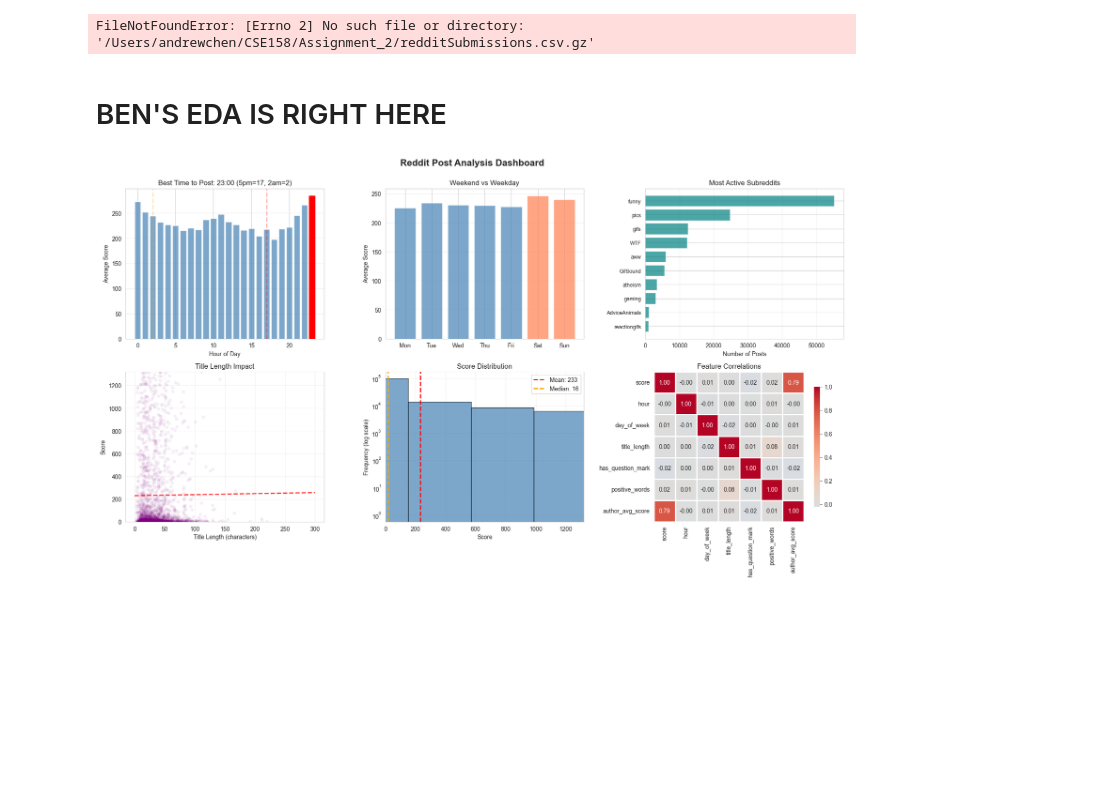
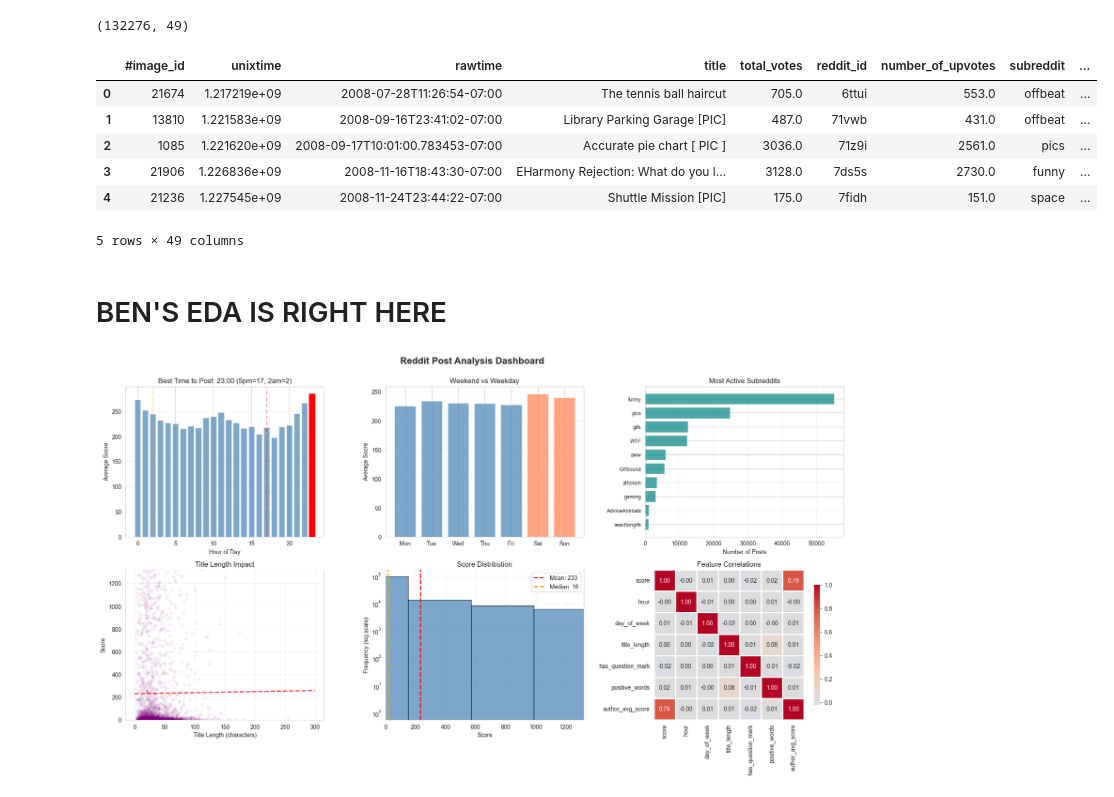
Before and after one commit to rsm-som001/CSE158project, a Jupyter notebook: Master.ipynb, the cells around one changed output. Saved outputs shown, nothing was run; the diff lists cells and outputs as text; code cells hidden in the pictures; blank space fills up the shorter version.

```diff
--- a/Master.ipynb
+++ b/Master.ipynb
@@ -8,14 +9,17 @@ from sklearn.model_selection import train_test_split
 # %%
-df = pd.read_csv(
-    "/Users/andrewchen/CSE158/Assignment_2/redditSubmissions.csv.gz",
-    compression="gzip",
-    on_bad_lines="skip",
-    engine="python",
-)
+df = pd.read_csv("BenEDA/reddit_prepared.csv")
+
 print(df.shape)
 df.head()
 # %% [output]
-FileNotFoundError: [Errno 2] No such file or directory: '/Users/andrewchen/CSE158/Assignment_2/redditSubmissions.csv.gz'
+(132276, 49)
+|  | #image_id | unixtime | rawtime | title | total_votes | reddit_id | number_of_upvotes | subreddit | ... |
+| 0 | 21674 | 1.217219e+09 | 2008-07-28T11:26:54-07:00 | The tennis ball haircut | 705.0 | 6ttui | 553.0 | offbeat | ... |
+| 1 | 13810 | 1.221583e+09 | 2008-09-16T23:41:02-07:00 | Library Parking Garage [PIC] | 487.0 | 71vwb | 431.0 | offbeat | ... |
+| 2 | 1085 | 1.221620e+09 | 2008-09-17T10:01:00.783453-07:00 | Accurate pie chart [ PIC ] | 3036.0 | 71z9i | 2561.0 | pics | ... |
+| 3 | 21906 | 1.226836e+09 | 2008-11-16T18:43:30-07:00 | EHarmony Rejection: What do you l... | 3128.0 | 7ds5s | 2730.0 | funny | ... |
+| 4 | 21236 | 1.227545e+09 | 2008-11-24T23:44:22-07:00 | Shuttle Mission [PIC] | 175.0 | 7fidh | 151.0 | space | ... |
+5 rows × 49 columns
 # %% [markdown]
 # BEN'S EDA IS RIGHT HERE
 # %%
```
Also changed, not shown: parts of 9 cells of this notebook.
